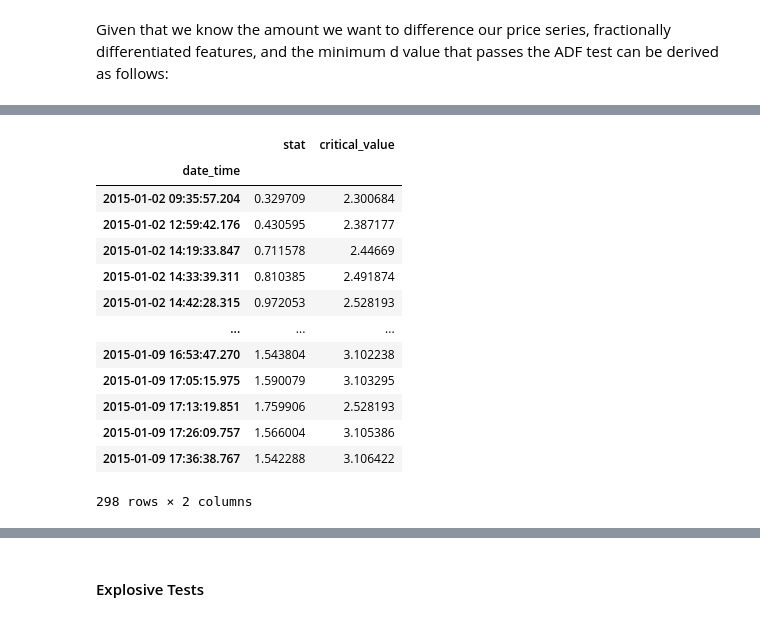
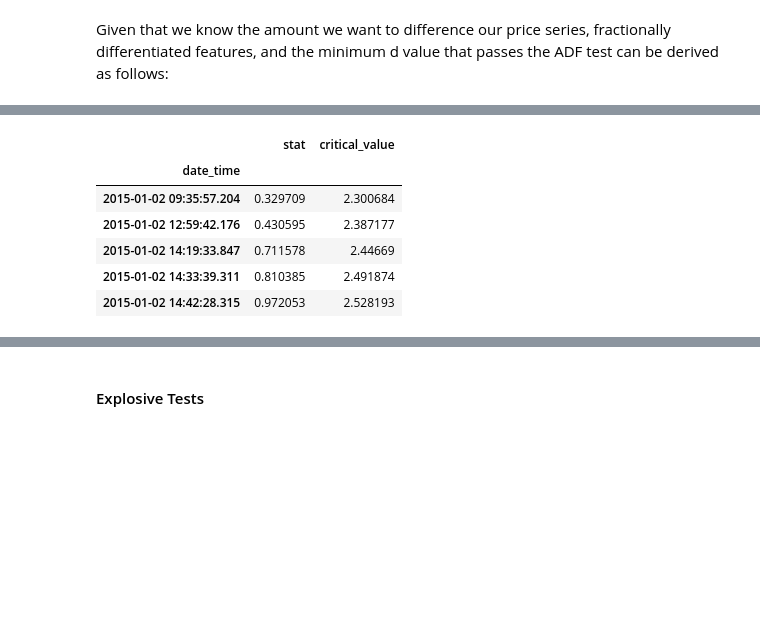
Before and after one commit to hudson-and-thames/example-notebooks, a Jupyter notebook: Getting started/Getting-started.ipynb, the cells around one changed output, grey strips where cells are left out. Cells and saved outputs as stored; diff of their text form; code cells hidden in the pictures; blank space fills up the shorter version.

```diff
--- a/Getting started/Getting-started.ipynb
+++ b/Getting started/Getting-started.ipynb
@@ -689,20 +618,13 @@ two_sided_test = get_chu_stinchcombe_white_statistics(
     log_prices, test_type="two_sided", num_threads=1
 )
 # %%
-one_sided_test
+one_sided_test.head()
 # %% [output]
 |  | stat | critical_value |
 | date_time |  |  |
 | 2015-01-02 09:35:57.204 | 0.329709 | 2.300684 |
 | 2015-01-02 12:59:42.176 | 0.430595 | 2.387177 |
 | 2015-01-02 14:19:33.847 | 0.711578 | 2.44669 |
 | 2015-01-02 14:33:39.311 | 0.810385 | 2.491874 |
 | 2015-01-02 14:42:28.315 | 0.972053 | 2.528193 |
-| ... | ... | ... |
-| 2015-01-09 16:53:47.270 | 1.543804 | 3.102238 |
-| 2015-01-09 17:05:15.975 | 1.590079 | 3.103295 |
-| 2015-01-09 17:13:19.851 | 1.759906 | 2.528193 |
-| 2015-01-09 17:26:09.757 | 1.566004 | 3.105386 |
-| 2015-01-09 17:36:38.767 | 1.542288 | 3.106422 |
-298 rows × 2 columns
 # %%
```
Also changed, not shown: parts of 99 cells of this notebook.
